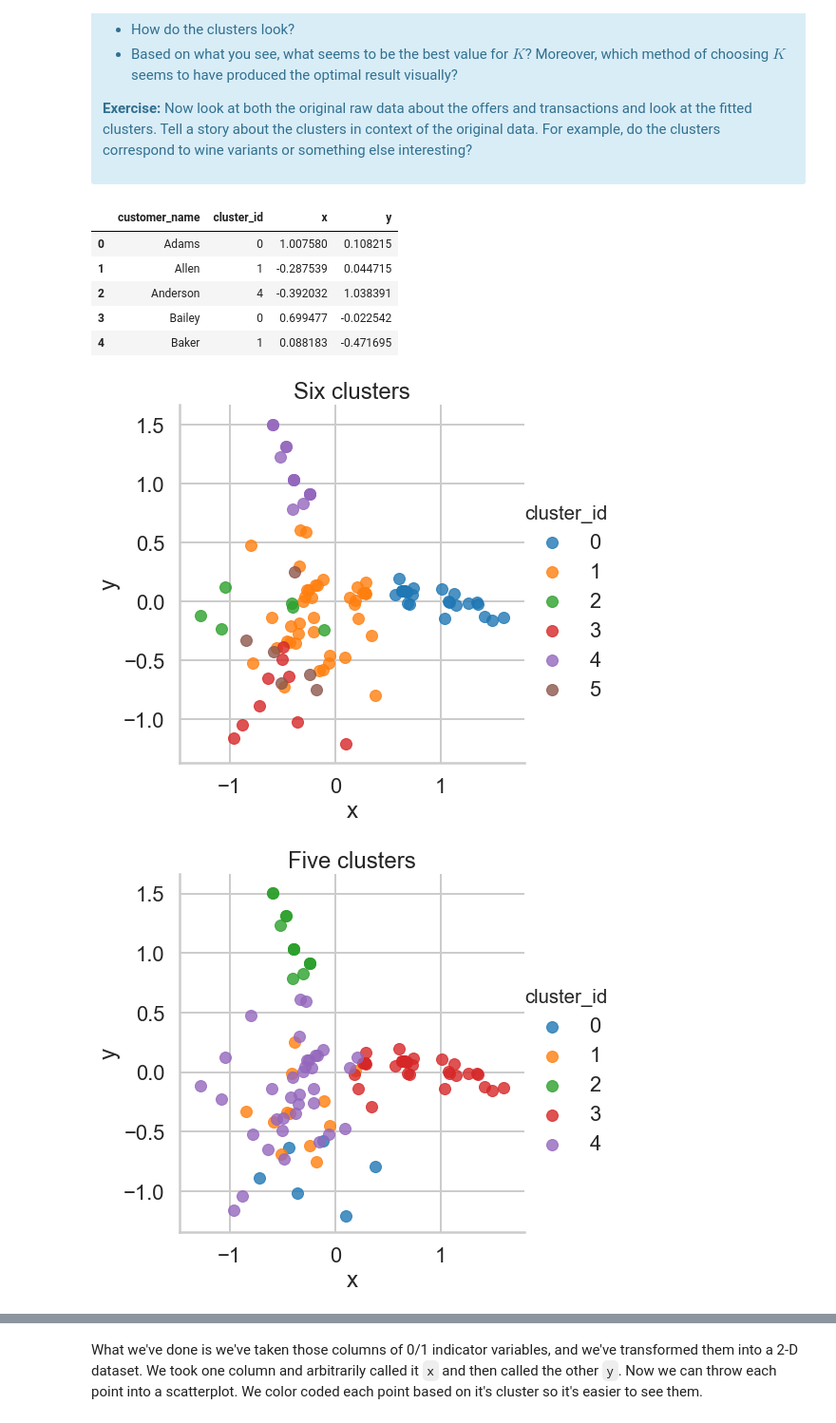
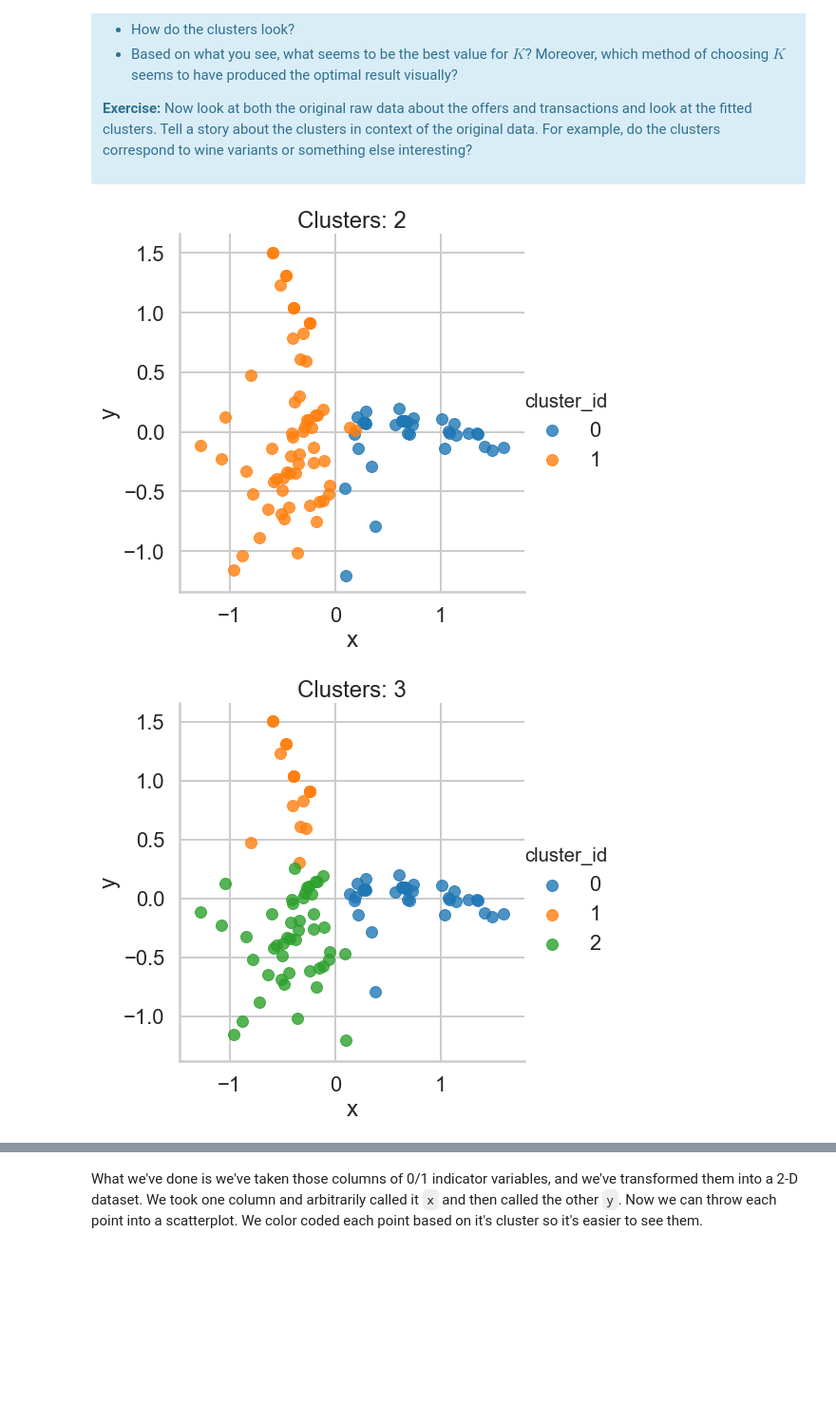
Before and after one commit to hhuff22/Springboard-Projects, a Jupyter notebook: Mini_Project_Clustering.ipynb, the cells around one changed output, grey strips where cells are left out. Shown at 95% size. Cells and saved outputs as stored; diff of their text form; code cells hidden in the pictures; blank space fills up the shorter version.

Commit message:
Added silhouette and more clustering plots

```diff
--- a/Mini_Project_Clustering.ipynb
+++ b/Mini_Project_Clustering.ipynb
@@ -245,34 +340,29 @@ This is only one use of PCA for dimension reduction. We can also use PCA when we
 # %%
 #your turn
 
 from sklearn.decomposition import PCA
 
 pca = PCA(n_components=2)
 pca.fit(x_cols)
 pca_features = pca.transform(x_cols)
 
 cust_name = responses.reset_index().iloc[:,0]
 
-df6 = pd.DataFrame({'customer_name': cust_name,'cluster_id': six.labels_,'x': pca_features[:,0],'y':pca_features[:,1]})
-display(df6.head())
+cluster_nums = range(2,11)
 
-sns.lmplot(x="x",y="y",data=df6,hue="cluster_id", fit_reg=False, size=7)
-plt.title("Six clusters")
-plt.show()
+def pca_clust(cluster_nums):
+    for num in cluster_nums:
+        _ = KMeans(n_clusters=num,random_state=1)
+        _.fit(x_cols)
 
-five = KMeans(n_clusters=5,random_state=1)
-five.fit(x_cols)
-df5 = pd.DataFrame({'customer_name': cust_name,'cluster_id': five.labels_,'x': pca_features[:,0],'y':pca_features[:,1]})
+        _df = pd.DataFrame({'customer_name': cust_name,'cluster_id': _.labels_,
+                            'x': pca_features[:,0],'y':pca_features[:,1]})
 
-sns.lmplot(x="x",y="y",data=df5,hue="cluster_id", fit_reg=False, size=7)
-plt.title("Five clusters")
-plt.show()
+        sns.lmplot(x="x",y="y",data=_df,hue="cluster_id", fit_reg=False, size=7)
+        plt.title("Clusters: {}".format(num))
+        plt.show()
+
+pca_clust(cluster_nums)
 # %% [output]
-|  | customer_name | cluster_id | x | y |
-| 0 | Adams | 0 | 1.007580 | 0.108215 |
-| 1 | Allen | 1 | -0.287539 | 0.044715 |
-| 2 | Anderson | 4 | -0.392032 | 1.038391 |
-| 3 | Bailey | 0 | 0.699477 | -0.022542 |
-| 4 | Baker | 1 | 0.088183 | -0.471695 |
-[figure, old version]
+[figure, new version]
-[figure, old version]
+[figure, new version]
```
Also changed, not shown: parts of 9 cells of this notebook.
